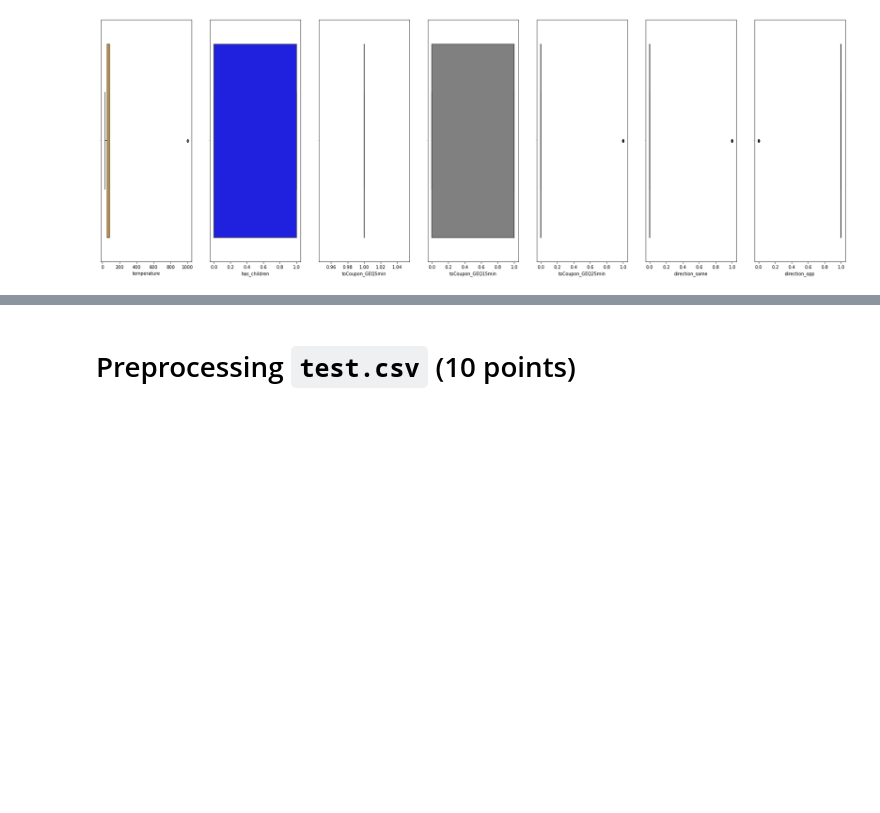
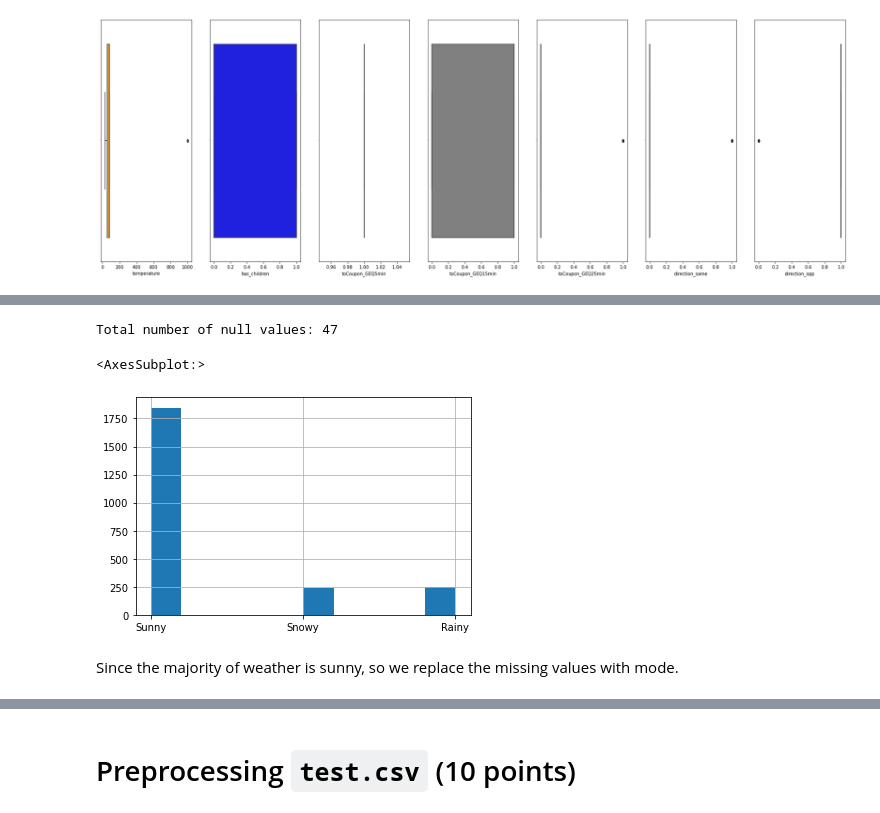
Before and after one commit to ddahiya16/Machine-Learning, a Jupyter notebook: Exam - Summer 2021.ipynb, the cells around one changed output, grey strips where cells are left out. Drawn from its saved outputs; the diff is of its cells as text; code cells hidden in the pictures; blank space fills up the shorter version.

```diff
--- a/Exam - Summer 2021.ipynb
+++ b/Exam - Summer 2021.ipynb
@@ -208,0 +249,11 @@ plt.show()
+# %%
+print("Total number of null values:", df_train['weather'].isnull().sum())
+# %% [output]
+Total number of null values: 47
+# %%
+df_train['weather'].hist()
+# %% [output]
+<AxesSubplot:>
+[figure, added]
+# %% [markdown]
+Since the majority of weather is sunny, so we replace the missing values with mode.
```
Also changed, not shown: parts of 20 cells of this notebook.
